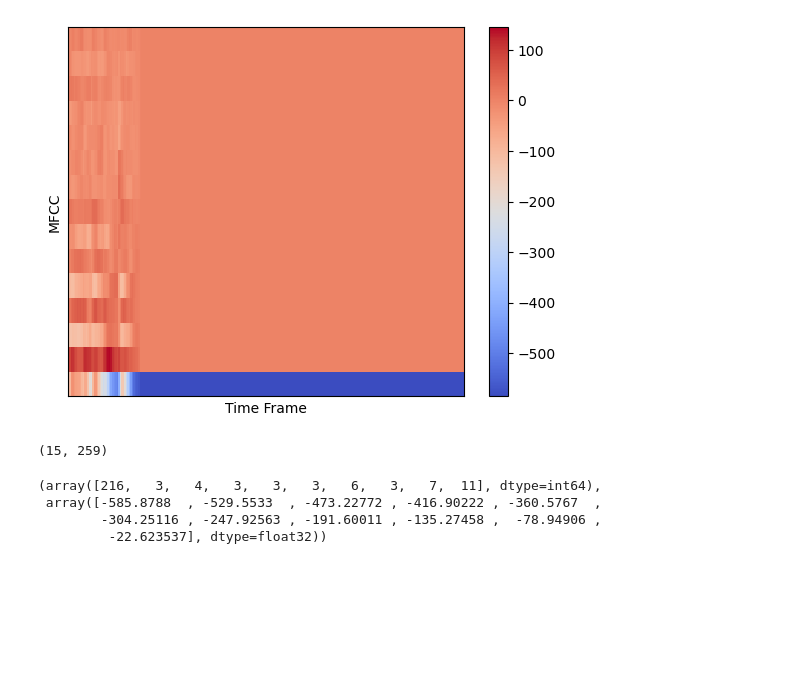
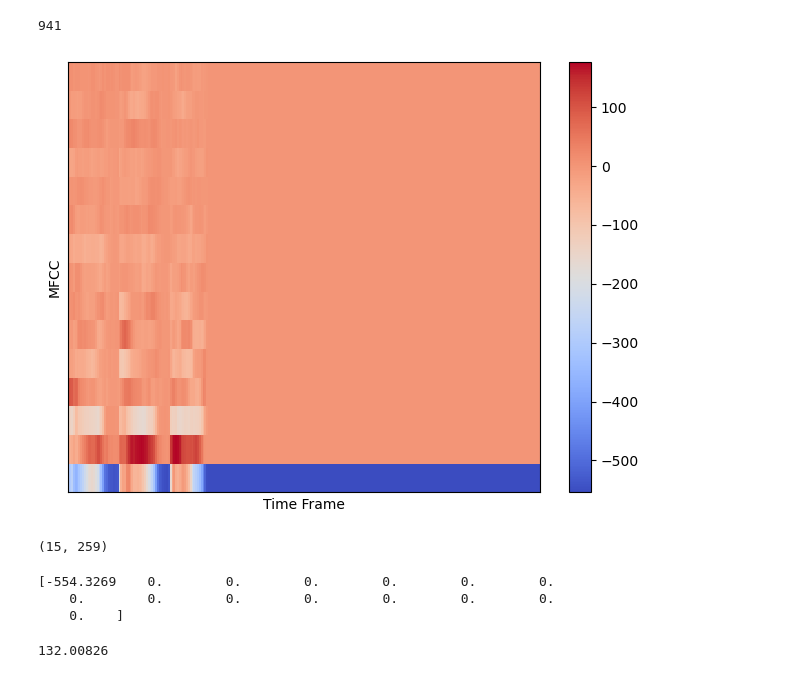
Before and after one commit to MichaelReiter94/acoustic_covid_detection, a Jupyter notebook: python/Jupyter_Notebooks/Tests_Analyzing_MFCC_Data.ipynb, the cells around one changed output. Saved outputs shown, nothing was run; the diff lists cells and outputs as text; code cells hidden in the pictures; blank space fills up the shorter version.

Commit message:
mfcc statistics analysis and mfcc loading error fix

```diff
--- a/python/Jupyter_Notebooks/Tests_Analyzing_MFCC_Data.ipynb
+++ b/python/Jupyter_Notebooks/Tests_Analyzing_MFCC_Data.ipynb
@@ -23,19 +29,26 @@ DATA_PATH = "data/Coswara_processed/pickles/participant_objects.pickle"
 with open(DATA_PATH, "rb") as f:
     participants = pickle.load(f)
 # %%
-participant = random.choice(participants)
+#participant = random.choice(participants)
+idx = random.randint(0,2700)
+# reproducible participant with zeros padded --> constant mfccs
+idx = 941
+
+print(idx)
+participant = participants[idx]
 participant.heavy_cough.show_MFCCs()
 # %% [output]
+941
-[figure, old version]
+[figure, new version]
 # %%
 mfccs = participant.heavy_cough.get_MFCCs()
 mfccs.shape
 # %% [output]
 (15, 259)
-# %%
-np.histogram(mfccs[0,:])
-# %% [output]
-(array([216,   3,   4,   3,   3,   3,   6,   3,   7,  11], dtype=int64),
- array([-585.8788  , -529.5533  , -473.22772 , -416.90222 , -360.5767  ,
-        -304.25116 , -247.92563 , -191.60011 , -135.27458 ,  -78.94906 ,
-         -22.623537], dtype=float32))
+# %%
+print(mfccs[:, 158])
+# values of a timestep that was just zeros in the time domain
+# %% [output]
+[-554.3269    0.        0.        0.        0.        0.        0.
+    0.        0.        0.        0.        0.        0.        0.
+    0.    ]
@@ -41,0 +78,9 @@ np.histogram(mfccs[0,:])
+# %%
+participant = participants[idx]
+mfccs = participant.heavy_cough.get_MFCCs()
+bin_one = mfccs[1,:]
+bin_one = bin_one[bin_one>0]
+np.mean(bin_one)
+#bin_one[:10]
+# %% [output]
+132.00826
```
Also changed, not shown: parts of 14 cells of this notebook, 3 other files.
